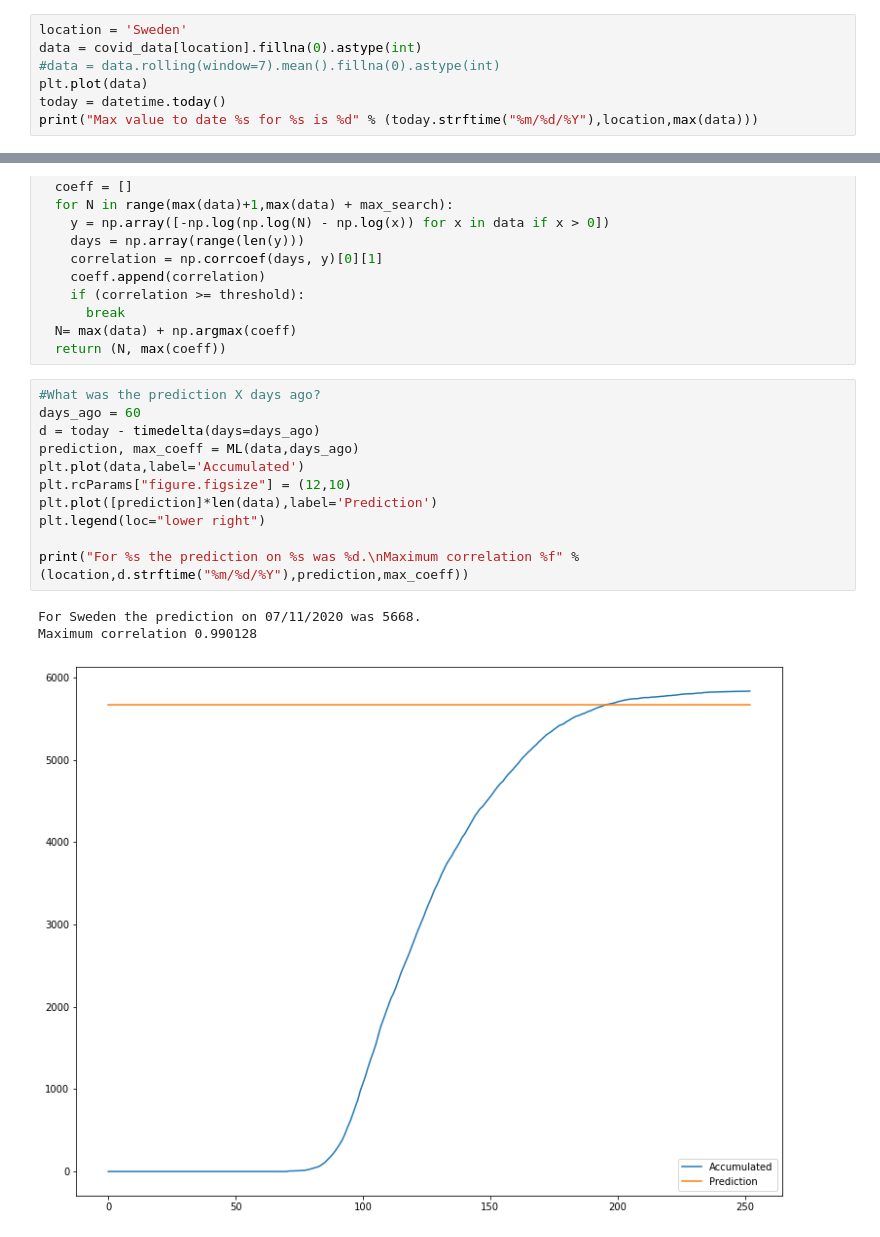
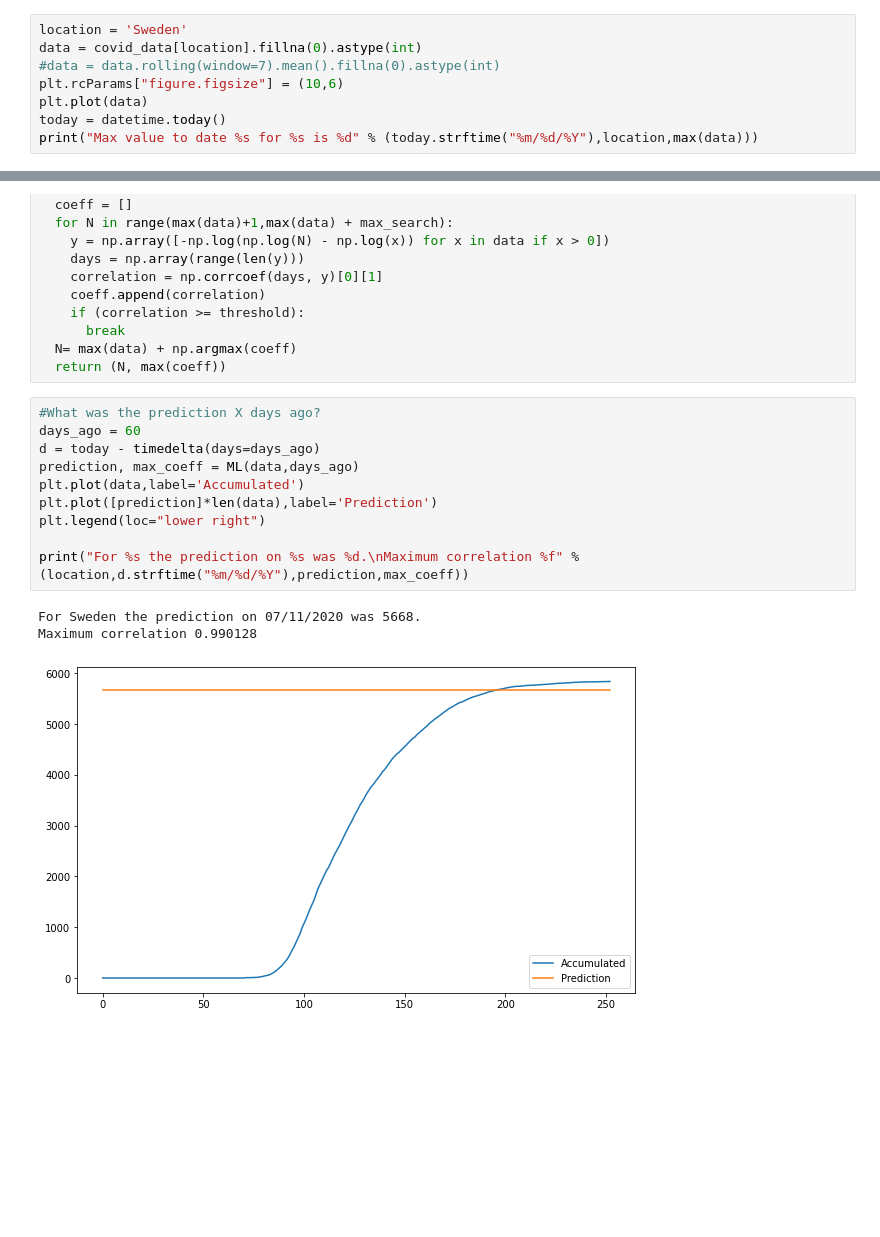
Before and after one commit to maestro-rayo/levitt-estimate, a Jupyter notebook: LevittEstimate.ipynb, the cells around one changed output, grey strips where cells are left out. Cells and saved outputs as stored; diff of their text form; blank space fills up the shorter version.

```diff
--- a/LevittEstimate.ipynb
+++ b/LevittEstimate.ipynb
@@ -19,6 +19,7 @@ covid_data = pd.read_csv("https://covid.ourworldindata.org/data/ecdc/total_death
 location = 'Sweden'
 data = covid_data[location].fillna(0).astype(int)
 #data = data.rolling(window=7).mean().fillna(0).astype(int)
+plt.rcParams["figure.figsize"] = (10,6)
 plt.plot(data)
 today = datetime.today()
 print("Max value to date %s for %s is %d" % (today.strftime("%m/%d/%Y"),location,max(data)))
@@ -47,15 +48,14 @@ def ML(data, days_ago):
 # %%
 #What was the prediction X days ago?
 days_ago = 60
 d = today - timedelta(days=days_ago)
 prediction, max_coeff = ML(data,days_ago)
 plt.plot(data,label='Accumulated')
-plt.rcParams["figure.figsize"] = (12,10)
 plt.plot([prediction]*len(data),label='Prediction')
 plt.legend(loc="lower right")
 
 print("For %s the prediction on %s was %d.\nMaximum correlation %f" % (location,d.strftime("%m/%d/%Y"),prediction,max_coeff))
 # %% [output]
 For Sweden the prediction on 07/11/2020 was 5668.
 Maximum correlation 0.990128
-[figure, old version]
+[figure, new version]
```
Also changed, not shown: parts of 1 cell of this notebook.
